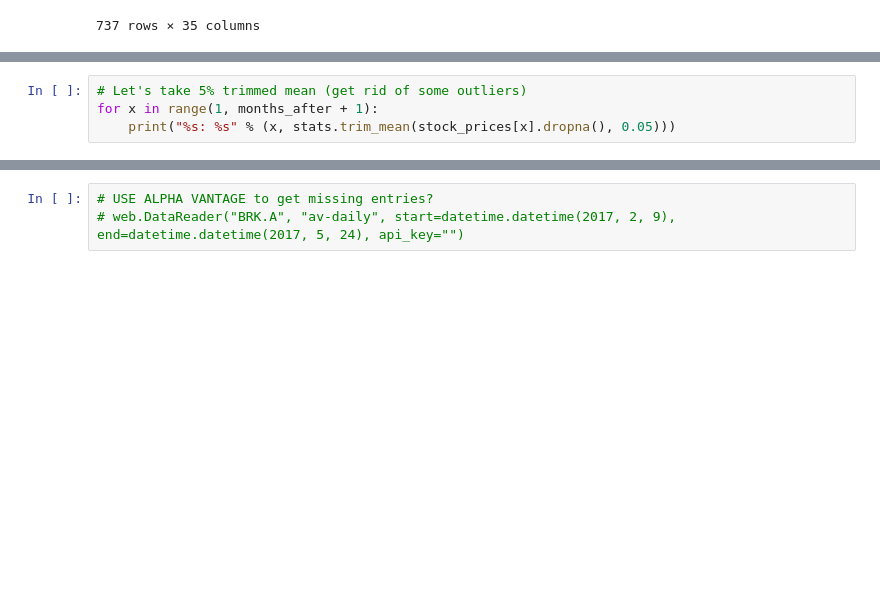
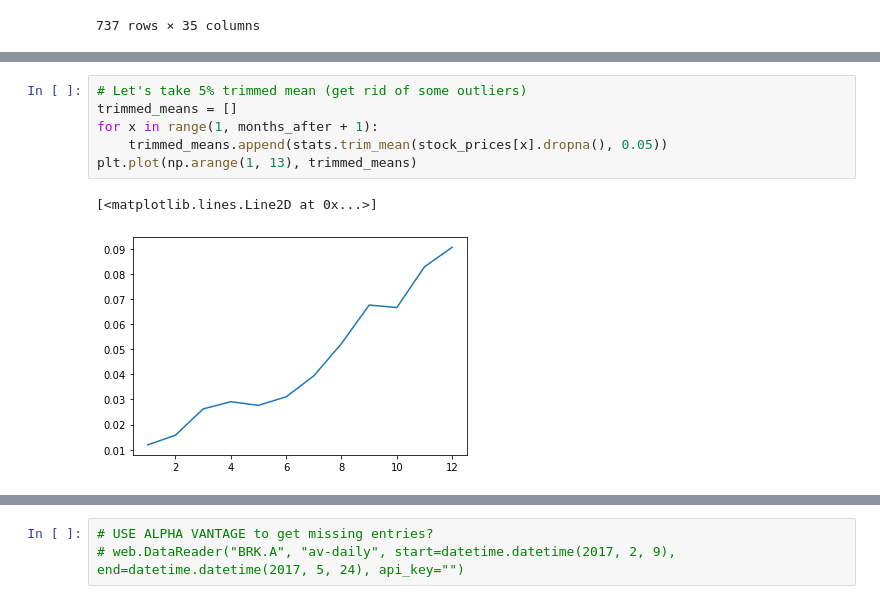
Before and after one commit to Zeyuzhao/BreachPrice, a Jupyter notebook: notebooks/main.ipynb, the cells around one changed output, grey strips where cells are left out. Saved outputs shown, nothing was run; the diff lists cells and outputs as text; blank space fills up the shorter version.

```diff
--- a/notebooks/main.ipynb
+++ b/notebooks/main.ipynb
@@ -306,4 +295,9 @@ display(stock_prices.median())
 # %%
 # Let's take 5% trimmed mean (get rid of some outliers)
+trimmed_means = []
 for x in range(1, months_after + 1):
-    print("%s: %s" % (x, stats.trim_mean(stock_prices[x].dropna(), 0.05)))
+    trimmed_means.append(stats.trim_mean(stock_prices[x].dropna(), 0.05))
+plt.plot(np.arange(1, 13), trimmed_means)
+# %% [output]
+[<matplotlib.lines.Line2D at 0x...>]
+[figure, added]
```
Also changed, not shown: parts of 8 cells of this notebook.
